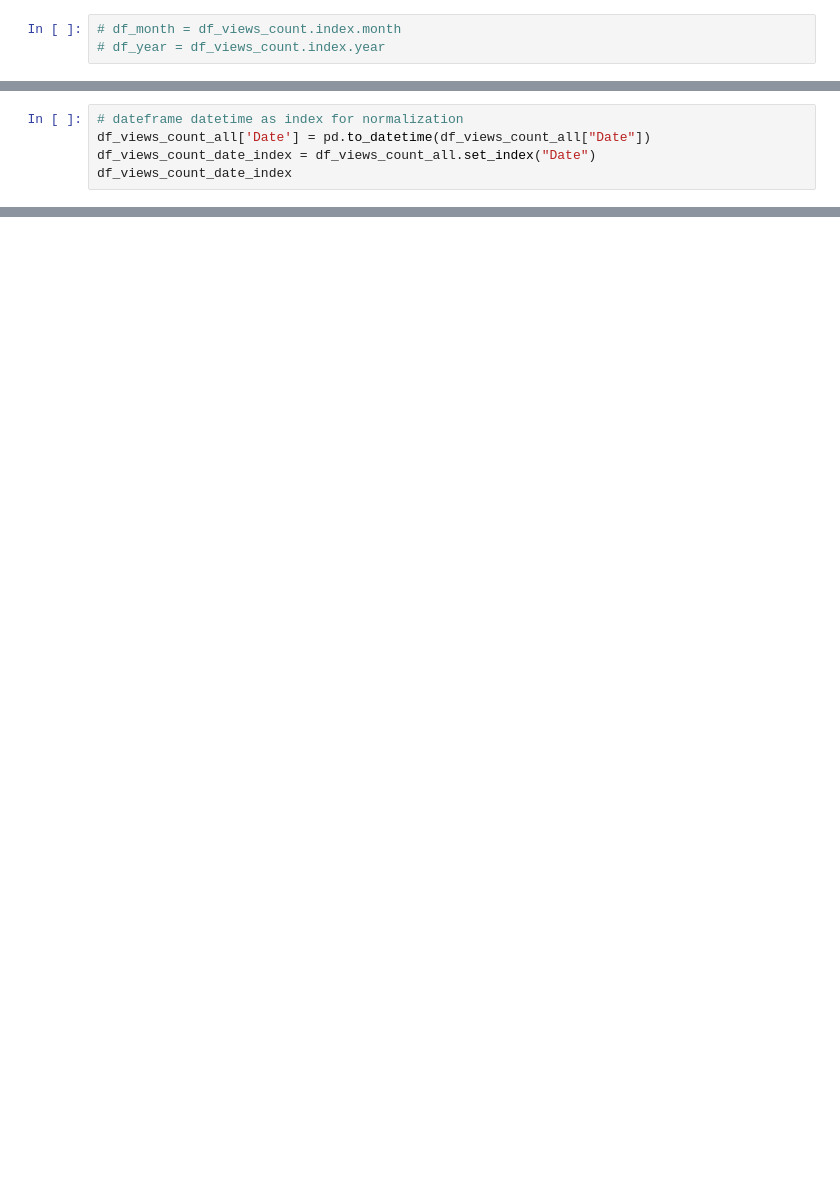
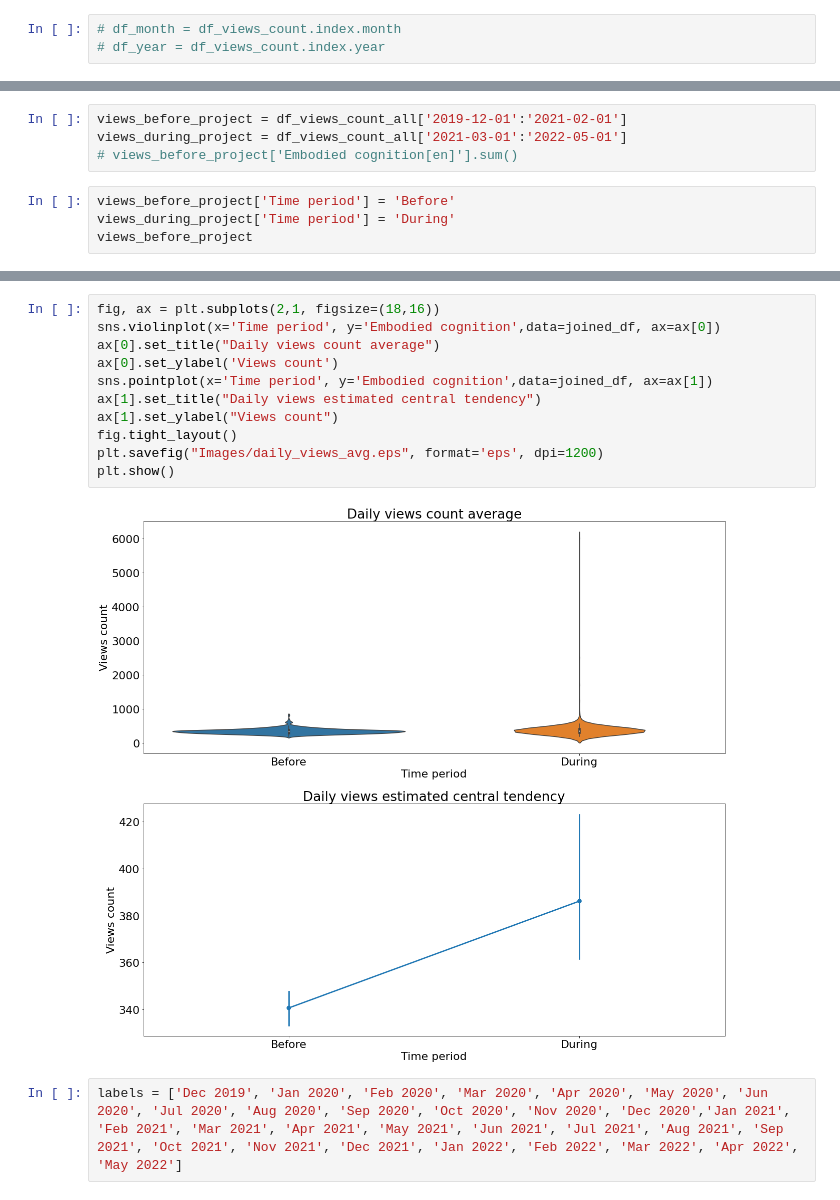
Before and after one commit to JohnMadrid/EC_env_images, a Jupyter notebook: WikiPageAnalysis/page_visits_analysis.ipynb, the cells around one changed output, grey strips where cells are left out. Drawn from its saved outputs; the diff is of its cells as text; blank space fills up the shorter version.

```diff
--- a/WikiPageAnalysis/page_visits_analysis.ipynb
+++ b/WikiPageAnalysis/page_visits_analysis.ipynb
@@ -439,5 +206,0 @@ df_views_count_all
-# %%
-# dateframe datetime as index for normalization
-df_views_count_all['Date'] = pd.to_datetime(df_views_count_all["Date"])
-df_views_count_date_index = df_views_count_all.set_index("Date")
-df_views_count_date_index
@@ -575,0 +239,8 @@ plt.show()
+# %%
+views_before_project = df_views_count_all['2019-12-01':'2021-02-01']
+views_during_project = df_views_count_all['2021-03-01':'2022-05-01']
+# views_before_project['Embodied cognition[en]'].sum()
+# %%
+views_before_project['Time period'] = 'Before'
+views_during_project['Time period'] = 'During'
+views_before_project
@@ -575,0 +292,15 @@ plt.show()
+# %%
+fig, ax = plt.subplots(2,1, figsize=(18,16))
+sns.violinplot(x='Time period', y='Embodied cognition',data=joined_df, ax=ax[0])
+ax[0].set_title("Daily views count average")
+ax[0].set_ylabel('Views count')
+sns.pointplot(x='Time period', y='Embodied cognition',data=joined_df, ax=ax[1])
+ax[1].set_title("Daily views estimated central tendency")
+ax[1].set_ylabel("Views count")
+fig.tight_layout()
+plt.savefig("Images/daily_views_avg.eps", format='eps', dpi=1200)
+plt.show()
+# %% [output]
+[figure, added]
+# %%
+labels = ['Dec 2019', 'Jan 2020', 'Feb 2020', 'Mar 2020', 'Apr 2020', 'May 2020', 'Jun 2020', 'Jul 2020', 'Aug 2020', 'Sep 2020', 'Oct 2020', 'Nov 2020', 'Dec 2020','Jan 2021', 'Feb 2021', 'Mar 2021', 'Apr 2021', 'May 2021', 'Jun 2021', 'Jul 2021', 'Aug 2021', 'Sep 2021', 'Oct 2021', 'Nov 2021', 'Dec 2021', 'Jan 2022', 'Feb 2022', 'Mar 2022', 'Apr 2022', 'May 2022']
```
Also changed, not shown: parts of 42 cells of this notebook, 6 other files.
